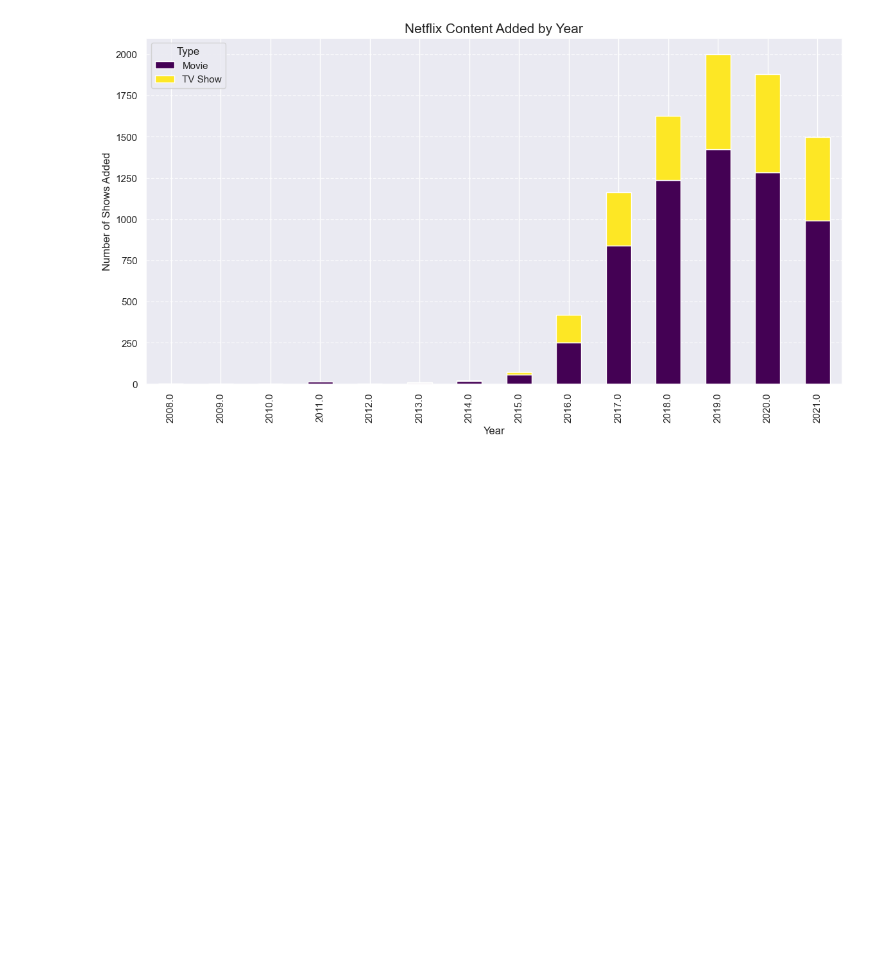
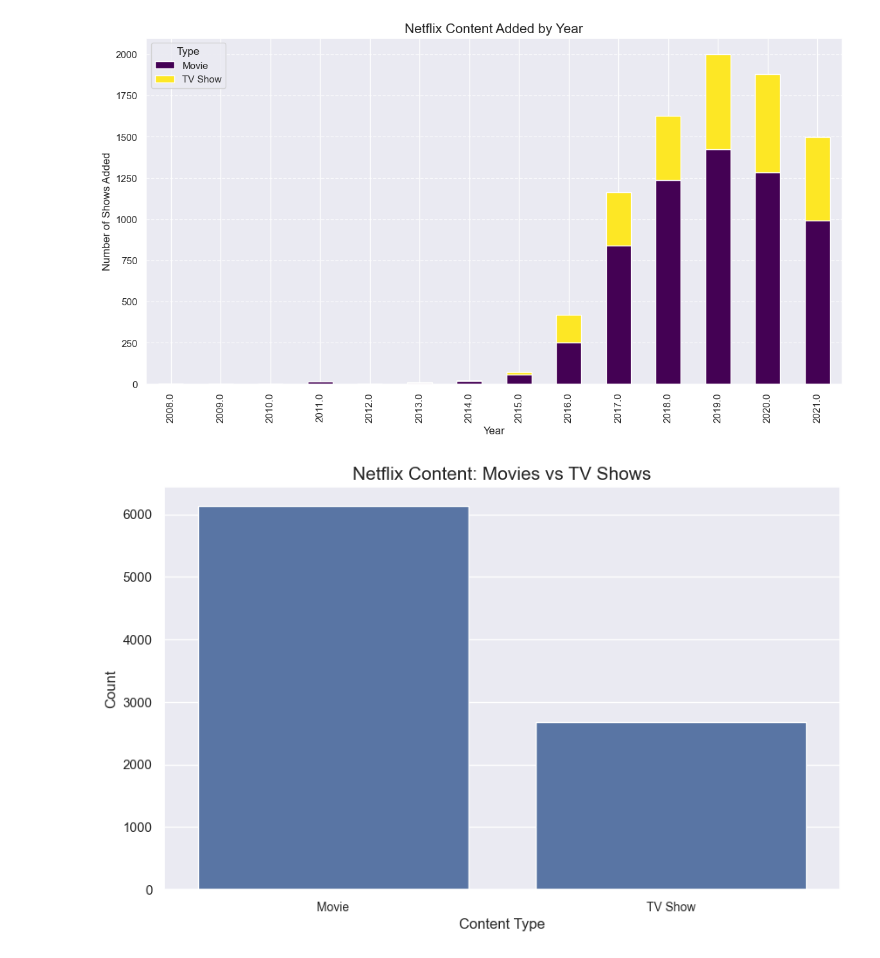
Before and after one commit to fluerasrux/netflix-analysis, a Jupyter notebook: NetflixDataAnalysis.ipynb, the cells around one changed output. Drawn from its saved outputs; the diff is of its cells as text; code cells hidden in the pictures; blank space fills up the shorter version.

Commit message:
Added visualizations, SQL analysis, and documentation

```diff
--- a/NetflixDataAnalysis.ipynb
+++ b/NetflixDataAnalysis.ipynb
@@ -112,3 +135,15 @@ plt.show()
 # %% [output]
 <Figure size 1400x700 with 0 Axes>
 [figure]
+# %%
+# Count movies vs TV shows
+plt.figure(figsize=(10, 6))
+sns.countplot(x='type', data=df)
+plt.title('Netflix Content: Movies vs TV Shows', fontsize=15)
+plt.xlabel('Content Type', fontsize=12)
+plt.ylabel('Count', fontsize=12)
+plt.xticks(fontsize=10)
+plt.savefig('content_type.png')  # Saves the chart as an image
+plt.show()
+# %% [output]
+[figure, added]
```
Also changed, not shown: parts of 5 cells of this notebook, 4 other files.
